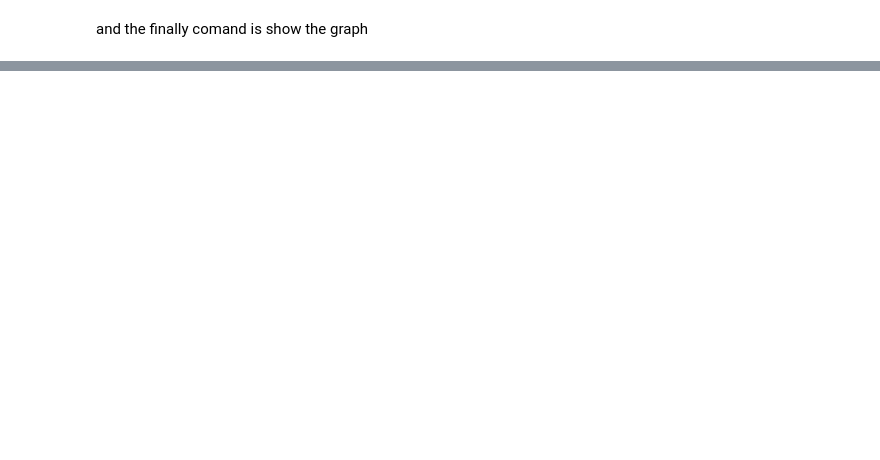
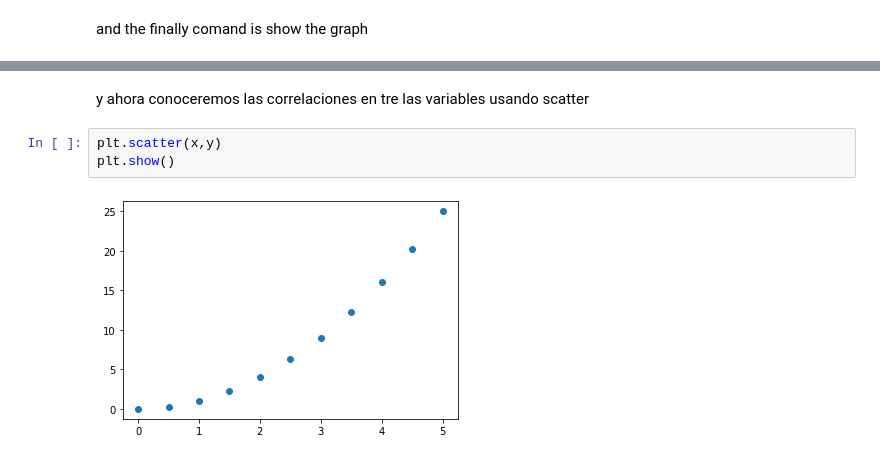
Before and after one commit to hasturseven/visualizacionDatos, a Jupyter notebook: pyplotBasico.ipynb, the cells around one changed output, grey strips where cells are left out. Saved outputs shown, nothing was run; the diff lists cells and outputs as text; blank space fills up the shorter version.

```diff
--- a/pyplotBasico.ipynb
+++ b/pyplotBasico.ipynb
@@ -24,0 +60,7 @@ and the finally comand is show the graph
+# %% [markdown]
+y ahora conoceremos las correlaciones en tre las variables usando scatter
+# %%
+plt.scatter(x,y)
+plt.show()
+# %% [output]
+[figure, added]
```
Also changed, not shown: parts of 10 cells of this notebook, 6 other files.
